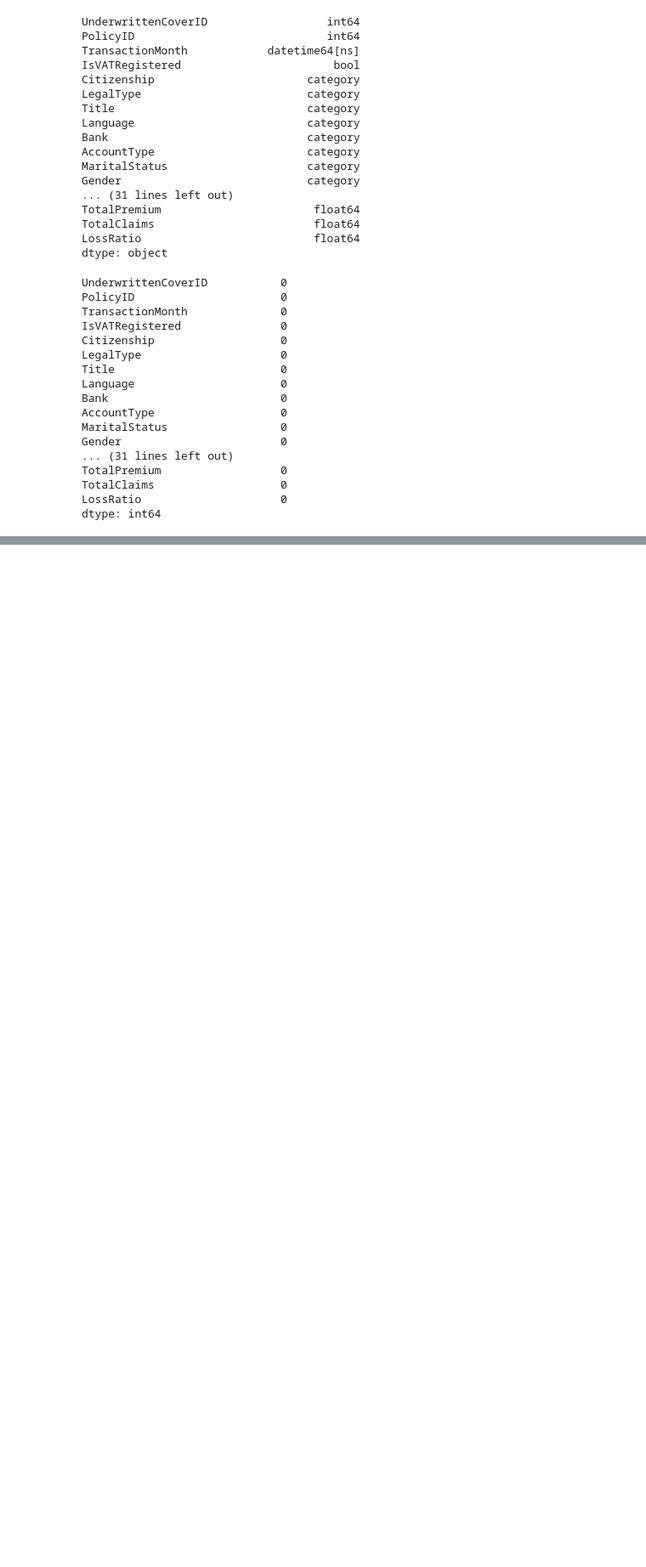
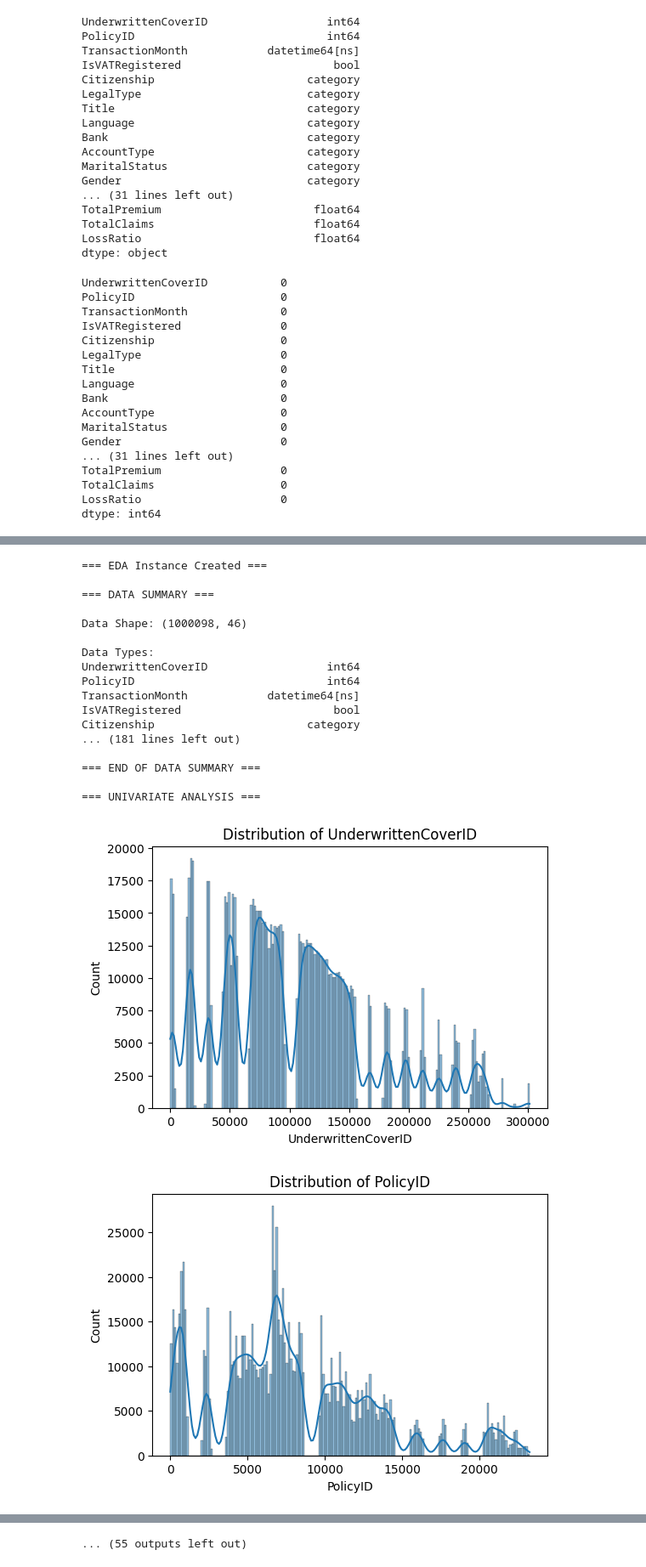
Before and after one commit to Kidist-c/End-to-End-Insurance-Risk-Analytics, a Jupyter notebook: notebooks/dataAnalysis.ipynb, the cells around one changed output, grey strips where cells are left out. Shown at 85% size. Cells and saved outputs as stored; diff of their text form; code cells hidden in the pictures; blank space fills up the shorter version.

```diff
--- a/notebooks/dataAnalysis.ipynb
+++ b/notebooks/dataAnalysis.ipynb
@@ -132,0 +142,25 @@ dtype: int64
+# %%
+# perform EDA
+from src.eda import InsuranceEDA
+eda=InsuranceEDA(df_clean)
+eda.run_all_eda()
+# %% [output]
+=== EDA Instance Created ===
+
+=== DATA SUMMARY ===
+
+Data Shape: (1000098, 46)
+
+Data Types:
+UnderwrittenCoverID                  int64
+PolicyID                             int64
+TransactionMonth            datetime64[ns]
+IsVATRegistered                       bool
+Citizenship                       category
+... (181 lines left out)
+
+=== END OF DATA SUMMARY ===
+
+=== UNIVARIATE ANALYSIS ===
+[figure, added]
+[figure, added]
@@ -132,0 +176 @@ dtype: int64
+... (55 outputs left out)
```
Also changed, not shown: parts of 2 cells of this notebook.
